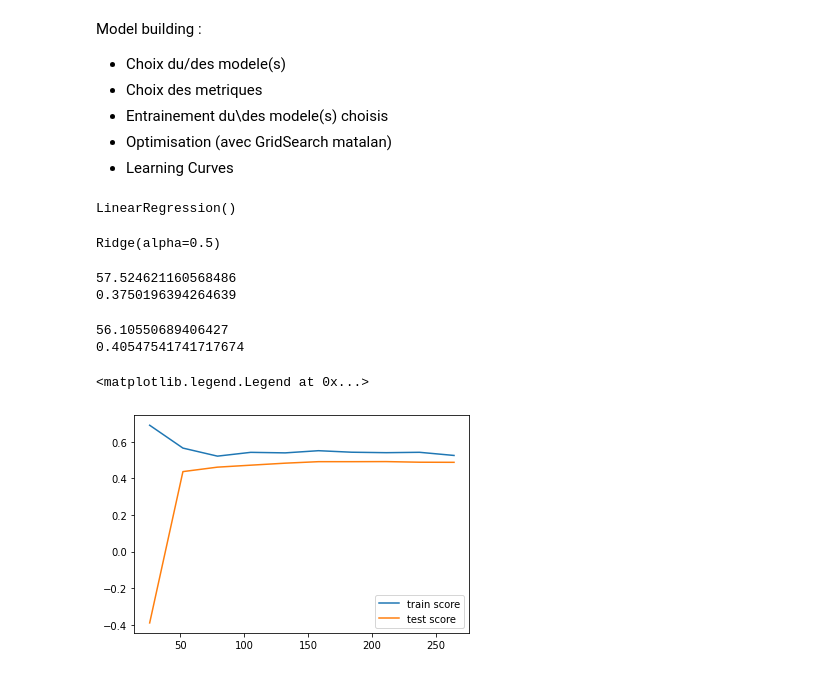
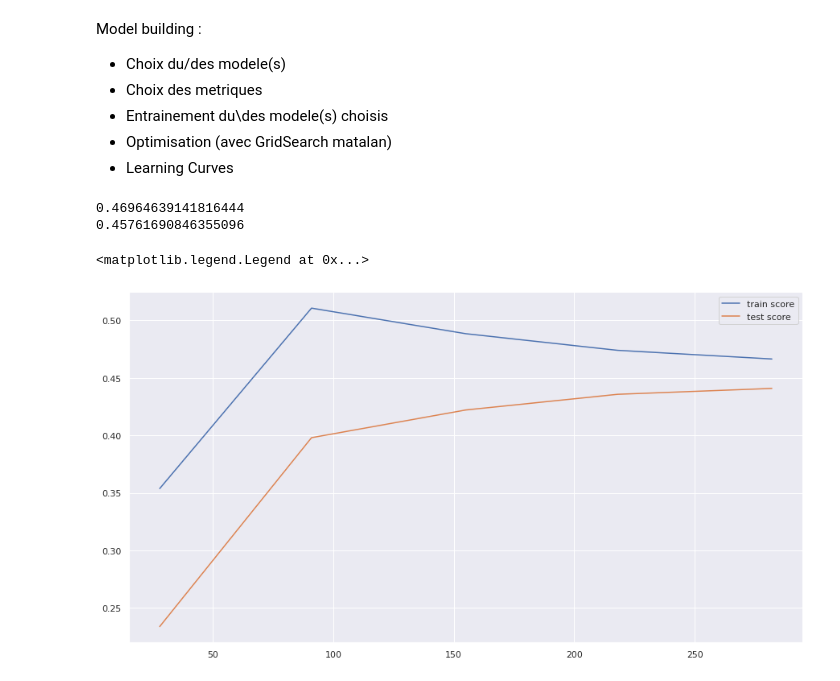
Before and after one commit to MohamedNennouche/Computer-Vision-with-Python, a Jupyter notebook: Seance 3/Prediction_du_taux_de_Diabete.ipynb, the cells around one changed output. Saved outputs shown, nothing was run; the diff lists cells and outputs as text; code cells hidden in the pictures.

```diff
--- a/Seance 3/Prediction_du_taux_de_Diabete.ipynb
+++ b/Seance 3/Prediction_du_taux_de_Diabete.ipynb
@@ -82,0 +99,4 @@ Preprocessing :
+# %%
+# evaluating the correlation between features for the features selection
+sns.set(rc = {'figure.figsize':(15,8)})
+sns.heatmap(df.corr())
@@ -83,4 +106,5 @@ Preprocessing :
 # %%
-df=df.drop(['sex'], axis=1)
+# feature selection based on the exploratory analysis
+df = df.drop(['age', 'sex','s1','s2'], axis=1)
 df.head()
 # %% [output]
@@ -95,3 +117,6 @@ xtr,xtst,ytr,ytst= train_test_split(df, target, test_size = 0.2)
+# %%
+# Splitting the data into train and test
+x_train, x_test, y_train, y_test = train_test_split(df, target, test_size= 0.2)
 # %% [markdown]
 Model building :
 - Choix du/des modele(s)
@@ -99,39 +124,29 @@ Model building :
 - Entrainement du\des modele(s) choisis
 - Optimisation (avec GridSearch matalan)
 - Learning Curves
-# %%
-mdl1 = linear_model.LinearRegression()
-mdl1.fit(xtr,ytr)
-# %% [output]
-LinearRegression()
-# %%
-mdl2 = linear_model.Ridge(alpha=0.5)
-mdl2.fit(xtr,ytr)
-# %% [output]
-Ridge(alpha=0.5)
-# %%
-ypred= mdl1.predict(xtst)
-mse=mean_squared_error(ytst, ypred, squared= False)
-r2= r2_score(ytst, ypred)
-print(mse)
-print(r2)
-# %% [output]
-57.524621160568486
-0.3750196394264639
-# %%
-ypred= mdl2.predict(xtst)
-mse=mean_squared_error(ytst, ypred, squared= False)
-r2= r2_score(ytst, ypred)
-print(mse)
-print(r2)
-# %% [output]
-56.10550689406427
-0.40547541741717674
+# %%
+# build and train the model and predict the target for the test
+model1= linear_model.LinearRegression()
+model2= linear_model.Ridge(alpha= 0.4)
+model1.fit(x_train, y_train)
+model2.fit(x_train,y_train)
+ypred1= model1.predict(x_test)
+ypred2=model2.predict(x_test)
+# %%
+# evaluating the model by calculating the metric choosen
+r21=r2_score(y_test, ypred1)
+r22= r2_score(y_test, ypred2)
+print(r21)
+print(r22)
+# %% [output]
+0.46964639141816444
+0.45761690846355096
 # %%
-N,trainscore, testscore = learning_curve(mdl1, xtr, ytr, cv=4, scoring='r2', train_sizes=np.linspace(0.1,1,10) )
-plt.plot(N, trainscore.mean(axis=1),label='train score')
-plt.plot(N, testscore.mean(axis=1),label='test score')
+# detecting either the model is overfitting or not using the learning curve
+N, trainscore, testscore= learning_curve(model2, x_train, y_train, cv= 5, scoring='r2')
+plt.plot(N, trainscore.mean(axis=1), label='train score')
+plt.plot(N, testscore.mean(axis=1), label='test score')
 plt.legend()
 # %% [output]
 <matplotlib.legend.Legend at 0x...>
-[figure, old version]
+[figure, new version]
```
Also changed, not shown: parts of 20 cells of this notebook.
